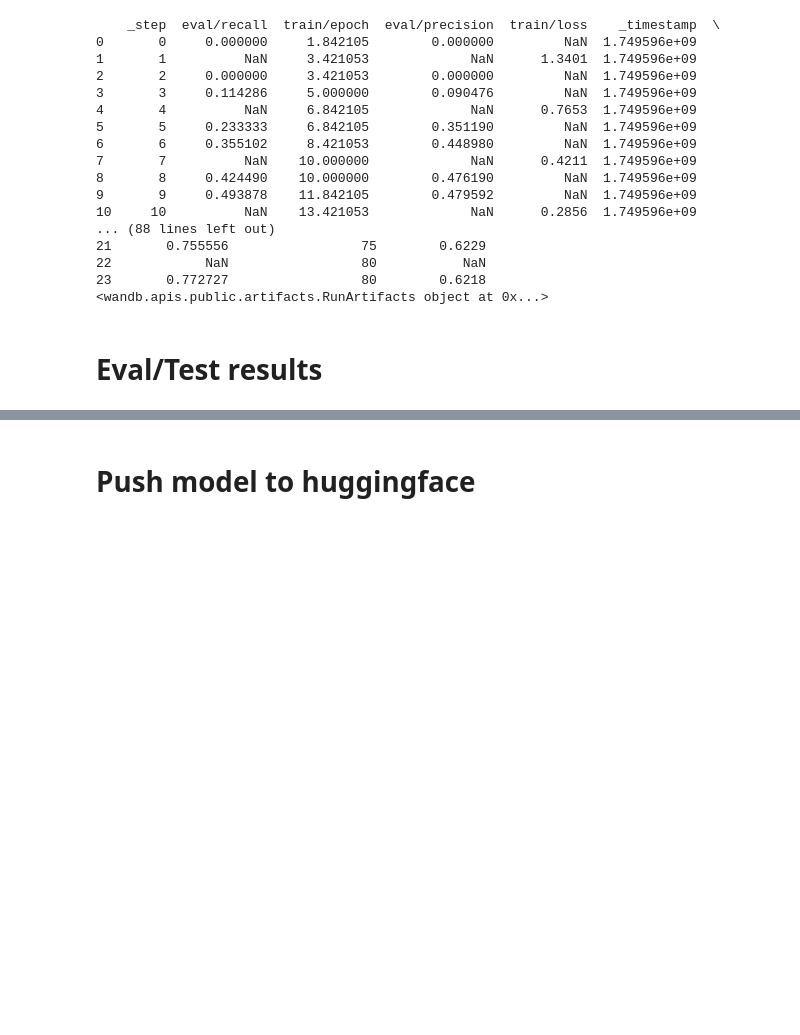
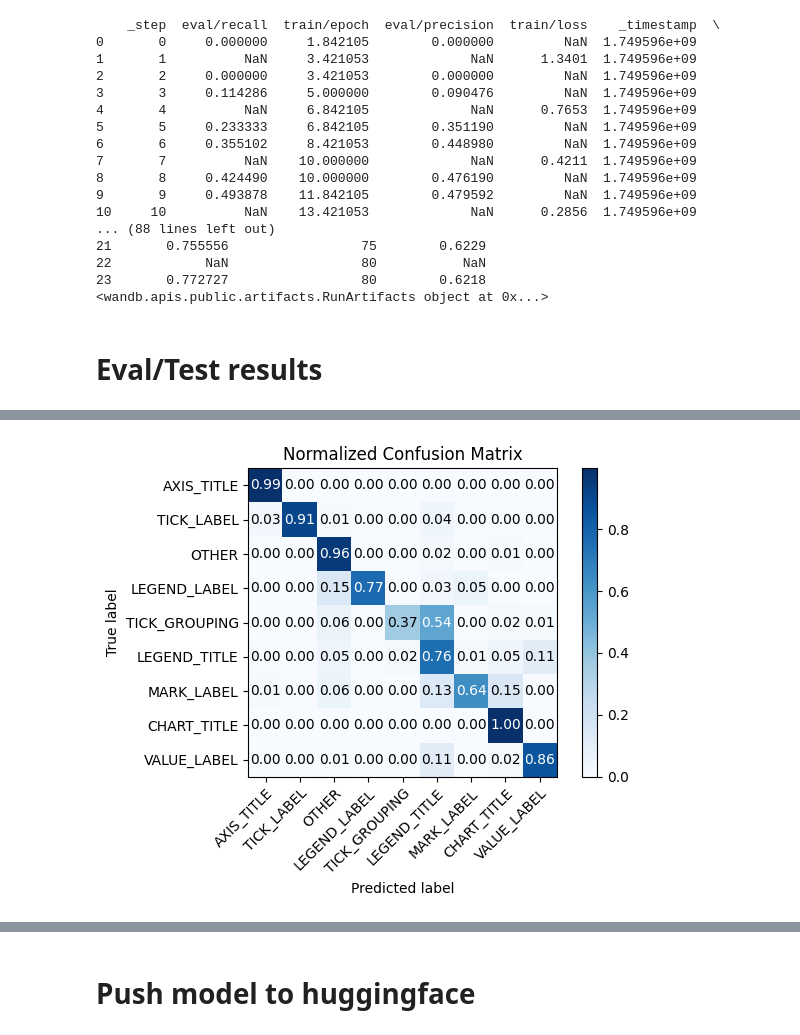
Before and after one commit to nassimb0u/text-role-classification, a Jupyter notebook: datasets/prepro_datasets.ipynb, the cells around one changed output, grey strips where cells are left out. Drawn from its saved outputs; the diff is of its cells as text; code cells hidden in the pictures; blank space fills up the shorter version.

```diff
--- a/datasets/prepro_datasets.ipynb
+++ b/datasets/prepro_datasets.ipynb
@@ -1494,11 +1483,0 @@ df_icpr2022_test_pred.head()
-# %%
-preds = []
-with open("./datasets/eval_test_results/predictions_icpr22.txt", "r") as f:
-    for line in f:
-        i, list_str = line.split(":", 1)
-        items = ast.literal_eval(list_str.strip())
-        # !!!! more predections then true labels (26 > 24, take first 24)
-        if int(i) == 405:
-            items = items[:24]
-        preds.extend(items)
-print(len(preds))
@@ -1742,0 +1527,35 @@ F1 Score (macro): 0.24661507063864885
+# %%
+cm_icpr22_normalized = cm_icpr22.astype("float") / cm_icpr22.sum(axis=1)[:, np.newaxis]
+
+fig, ax = plt.subplots()
+im = ax.imshow(cm_icpr22_normalized, interpolation="nearest", cmap=plt.cm.Blues)
+ax.figure.colorbar(im, ax=ax)
+
+ax.set(
+    xticks=np.arange(cm_icpr22.shape[1]),
+    yticks=np.arange(cm_icpr22.shape[0]),
+    xticklabels=labels,
+    yticklabels=labels,
+    title="Normalized Confusion Matrix",
+    ylabel="True label",
+    xlabel="Predicted label",
+)
+
+plt.setp(ax.get_xticklabels(), rotation=45, ha="right", rotation_mode="anchor")
+
+fmt = ".2f"
+thresh = cm_icpr22_normalized.max() / 2.0
+for i in range(cm_icpr22.shape[0]):
+    for j in range(cm_icpr22.shape[1]):
+        ax.text(
+            j,
+            i,
+            format(cm_icpr22_normalized[i, j], fmt),
+            ha="center",
+            va="center",
+            color="white" if cm_icpr22_normalized[i, j] > thresh else "black",
+        )
+fig.tight_layout()
+plt.show()
+# %% [output]
+[figure, added]
```
Also changed, not shown: parts of 33 cells of this notebook.
